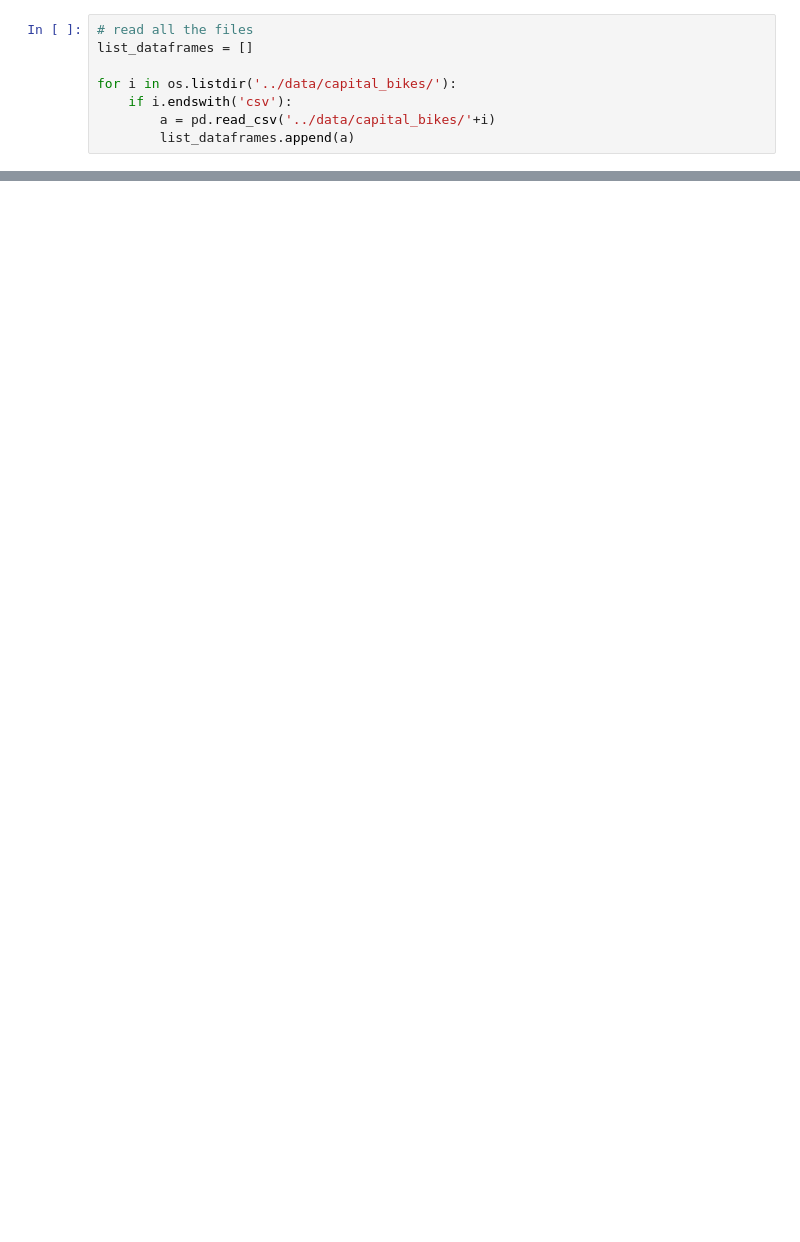
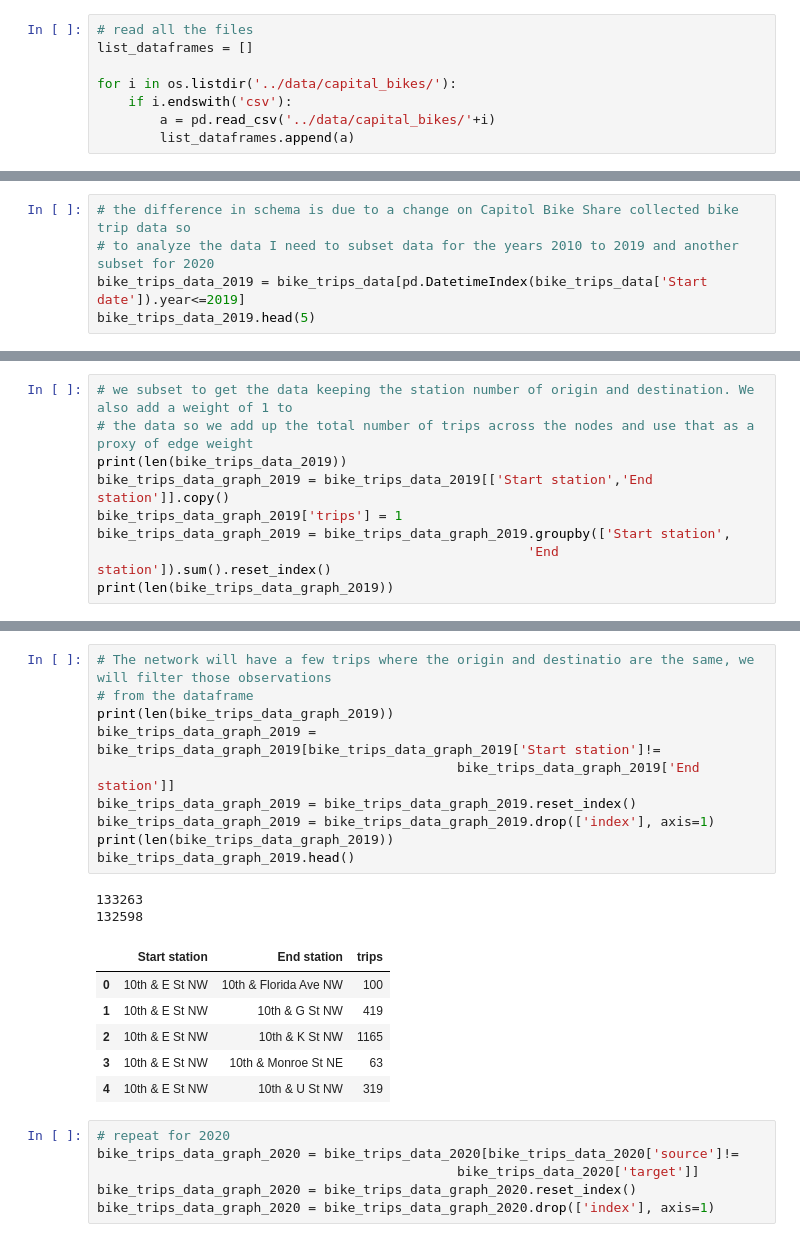
Before and after one commit to jlealtru/website_tutorials, a Jupyter notebook: notebooks/ processing_capital_bikeshare_data.ipynb, the cells around one changed output, grey strips where cells are left out. Cells and saved outputs as stored; diff of their text form; blank space fills up the shorter version.

```diff
--- a/notebooks/ processing_capital_bikeshare_data.ipynb
+++ b/notebooks/ processing_capital_bikeshare_data.ipynb
@@ -247,0 +57,5 @@ test.head()
+# %%
+# the difference in schema is due to a change on Capitol Bike Share collected bike trip data so
+# to analyze the data I need to subset data for the years 2010 to 2019 and another subset for 2020
+bike_trips_data_2019 = bike_trips_data[pd.DatetimeIndex(bike_trips_data['Start date']).year<=2019]
+bike_trips_data_2019.head(5)
@@ -247,0 +73,9 @@ test.head()
+# %%
+# we subset to get the data keeping the station number of origin and destination. We also add a weight of 1 to
+# the data so we add up the total number of trips across the nodes and use that as a proxy of edge weight
+print(len(bike_trips_data_2019))
+bike_trips_data_graph_2019 = bike_trips_data_2019[['Start station','End station']].copy()
+bike_trips_data_graph_2019['trips'] = 1
+bike_trips_data_graph_2019 = bike_trips_data_graph_2019.groupby(['Start station',
+                                                       'End station']).sum().reset_index()
+print(len(bike_trips_data_graph_2019))
@@ -247,0 +122,25 @@ test.head()
+# %%
+# The network will have a few trips where the origin and destinatio are the same, we will filter those observations
+# from the dataframe
+print(len(bike_trips_data_graph_2019))
+bike_trips_data_graph_2019 = bike_trips_data_graph_2019[bike_trips_data_graph_2019['Start station']!=
+                                              bike_trips_data_graph_2019['End station']]
+bike_trips_data_graph_2019 = bike_trips_data_graph_2019.reset_index()
+bike_trips_data_graph_2019 = bike_trips_data_graph_2019.drop(['index'], axis=1)
+print(len(bike_trips_data_graph_2019))
+bike_trips_data_graph_2019.head()
+# %% [output]
+133263
+132598
+|  | Start station | End station | trips |
+| 0 | 10th & E St NW | 10th & Florida Ave NW | 100 |
+| 1 | 10th & E St NW | 10th & G St NW | 419 |
+| 2 | 10th & E St NW | 10th & K St NW | 1165 |
+| 3 | 10th & E St NW | 10th & Monroe St NE | 63 |
+| 4 | 10th & E St NW | 10th & U St NW | 319 |
+# %%
+# repeat for 2020
+bike_trips_data_graph_2020 = bike_trips_data_2020[bike_trips_data_2020['source']!=
+                                              bike_trips_data_2020['target']]
+bike_trips_data_graph_2020 = bike_trips_data_graph_2020.reset_index()
+bike_trips_data_graph_2020 = bike_trips_data_graph_2020.drop(['index'], axis=1)
```
Also changed, not shown: parts of 50 cells of this notebook, 1 other file.
